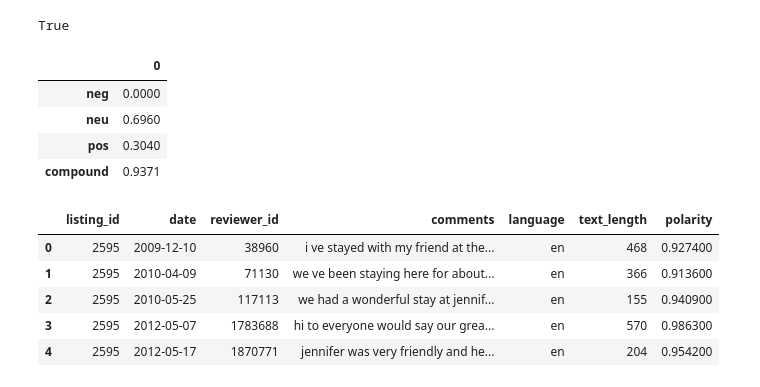
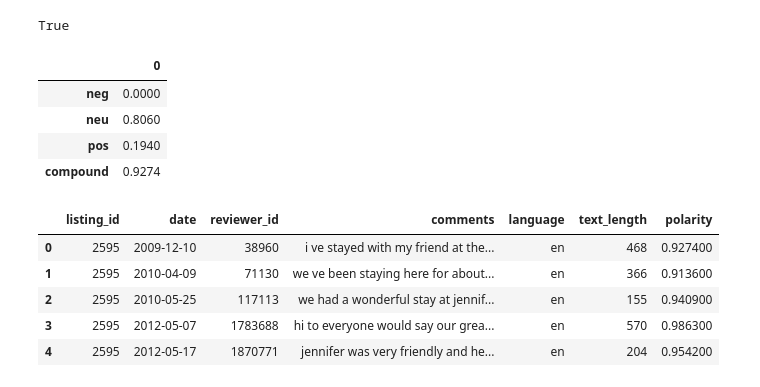
Before and after one commit to kamalova/Airbnb-Recommendation-Engine-NLP, a Jupyter notebook: Sentiment_Analysis.ipynb, the cells around one changed output. Saved outputs shown, nothing was run; the diff lists cells and outputs as text; code cells hidden in the pictures.

```diff
--- a/Sentiment_Analysis.ipynb
+++ b/Sentiment_Analysis.ipynb
@@ -347,17 +347,17 @@ True
 # %%
 analyzer = SentimentIntensityAnalyzer()
 # %%
-# test it out on first comment
+# Test SentimentAnalyzer on first comment
 
-def sentiment_analyzer_scores(comment):
-    score = analyzer.polarity_scores(comment)
-    return(pd.DataFrame.from_dict(score, orient='index'))
+def sentiment_analyzer(comment):
+    polarity_score = analyzer.polarity_scores(comment)
+    return(pd.DataFrame.from_dict(polarity_score, orient='index'))
 
-sentiment_analyzer_scores(df_reviews['comments'][27])
+sentiment_analyzer(df_reviews['comments'][0])
 # %% [output]
 |  | 0 |
 | neg | 0.0000 |
-| neu | 0.6960 |
-| pos | 0.3040 |
-| compound | 0.9371 |
+| neu | 0.8060 |
+| pos | 0.1940 |
+| compound | 0.9274 |
 # %%
```
Also changed, not shown: parts of 8 cells of this notebook.
